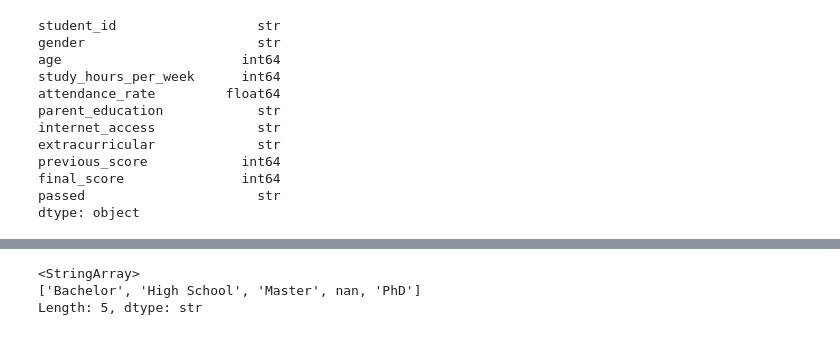
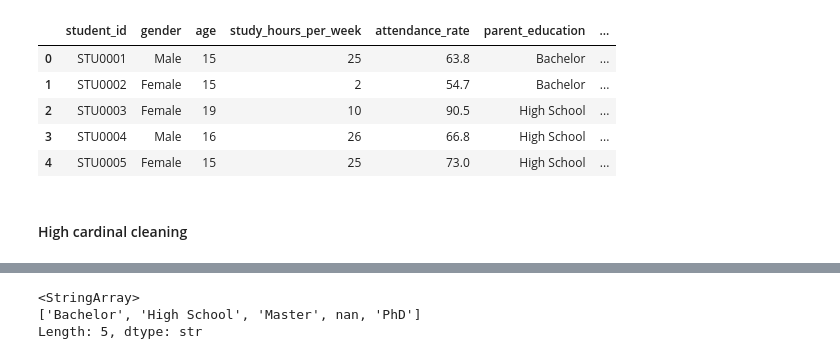
Before and after one commit to raymakoko/Student_Performance_Analyzer, a Jupyter notebook: notebooks/cleaningdata.ipynb, the cells around one changed output, grey strips where cells are left out. Cells and saved outputs as stored; diff of their text form; code cells hidden in the pictures.

```diff
--- a/notebooks/cleaningdata.ipynb
+++ b/notebooks/cleaningdata.ipynb
@@ -24,15 +39,15 @@ student_performance_df.head(10)
+# %%
+#preview rows
+df.head()
+# %% [output]
+|  | student_id | gender | age | study_hours_per_week | attendance_rate | parent_education | ... |
+| 0 | STU0001 | Male | 15 | 25 | 63.8 | Bachelor | ... |
+| 1 | STU0002 | Female | 15 | 2 | 54.7 | Bachelor | ... |
+| 2 | STU0003 | Female | 19 | 10 | 90.5 | High School | ... |
+| 3 | STU0004 | Male | 16 | 26 | 66.8 | High School | ... |
+| 4 | STU0005 | Female | 15 | 25 | 73.0 | High School | ... |
+# %% [markdown]
+#### High cardinal cleaning
 # %%
-student_performance_df.dtypes
+# remove student_id  because it does not contain predictive patterns
+df = df.drop(df.columns[0], axis=1) # preferable when columns are not responding to df.drop(columns=[''], axis=1, inplace=True)
-# %% [output]
-student_id                  str
-gender                      str
-age                       int64
-study_hours_per_week      int64
-attendance_rate         float64
-parent_education            str
-internet_access             str
-extracurricular             str
-previous_score            int64
-final_score               int64
-passed                      str
-dtype: object
```
Also changed, not shown: parts of 17 cells of this notebook.
